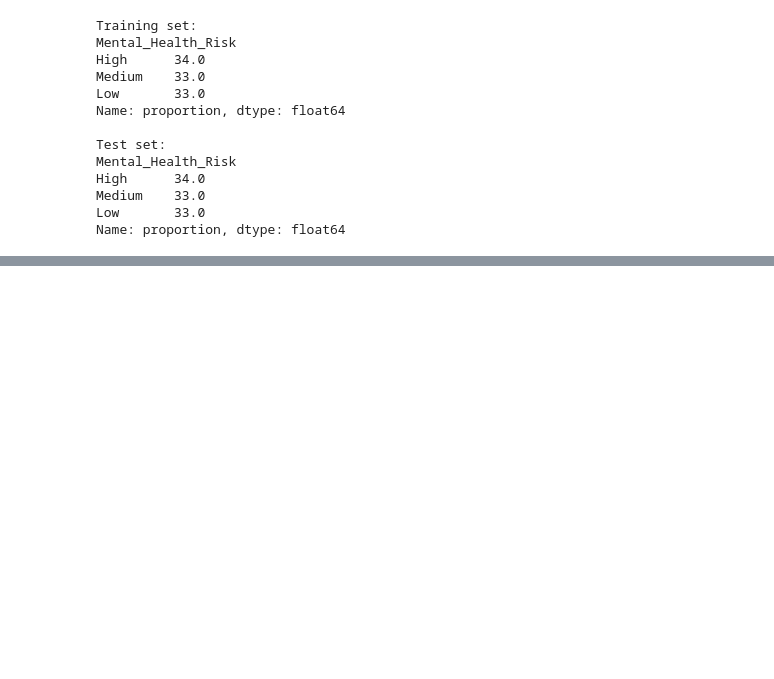
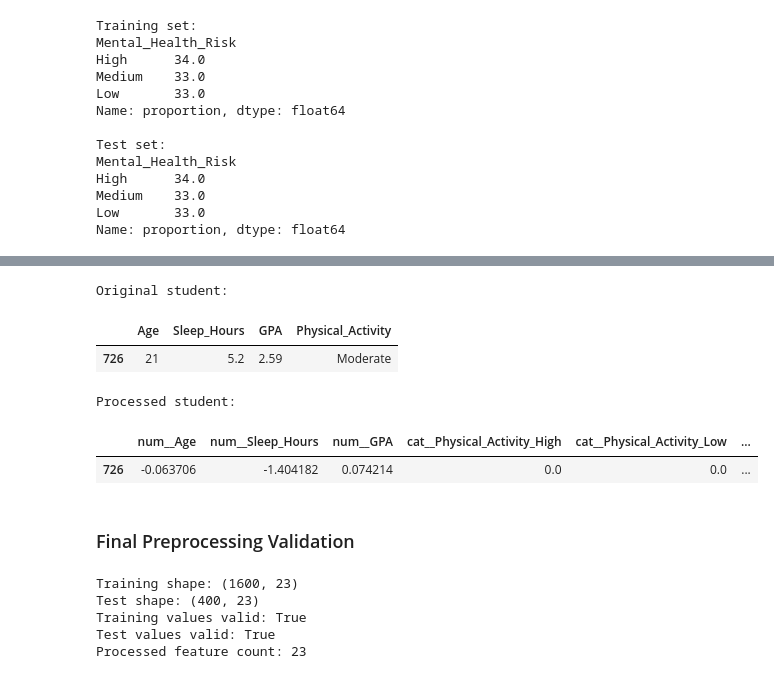
Before and after one commit to YounessAitJamaa/student-mental-health-risk, a Jupyter notebook: notebooks/01_data_exploration.ipynb, the cells around one changed output, grey strips where cells are left out. Saved outputs shown, nothing was run; the diff lists cells and outputs as text; code cells hidden in the pictures; blank space fills up the shorter version.

```diff
--- a/notebooks/01_data_exploration.ipynb
+++ b/notebooks/01_data_exploration.ipynb
@@ -659,0 +1052,42 @@ Name: proportion, dtype: float64
+# %%
+print("Original student:")
+display(X_train.loc[[726], ["Age", "Sleep_Hours", "GPA", "Physical_Activity"]])
+
+print("Processed student:")
+display(processed_train_df.loc[[726], [
+    "num__Age",
+    "num__Sleep_Hours",
+    "num__GPA",
+    "cat__Physical_Activity_High",
+    "cat__Physical_Activity_Low",
+    "cat__Physical_Activity_Moderate"
+]])
+# %% [output]
+Original student:
+|  | Age | Sleep_Hours | GPA | Physical_Activity |
+| 726 | 21 | 5.2 | 2.59 | Moderate |
+Processed student:
+|  | num__Age | num__Sleep_Hours | num__GPA | cat__Physical_Activity_High | cat__Physical_Activity_Low | ... |
+| 726 | -0.063706 | -1.404182 | 0.074214 | 0.0 | 0.0 | ... |
+# %% [markdown]
+### Final Preprocessing Validation
+# %%
+import numpy as np
+
+print("Training shape:", X_train_processed.shape)
+print("Test shape:", X_test_processed.shape)
+
+print("Training values valid:",
+      np.isfinite(X_train_processed).all())
+
+print("Test values valid:",
+      np.isfinite(X_test_processed).all())
+
+print("Processed feature count:",
+      len(preprocessor.get_feature_names_out()))
+# %% [output]
+Training shape: (1600, 23)
+Test shape: (400, 23)
+Training values valid: True
+Test values valid: True
+Processed feature count: 23
```
Also changed, not shown: parts of 29 cells of this notebook.
